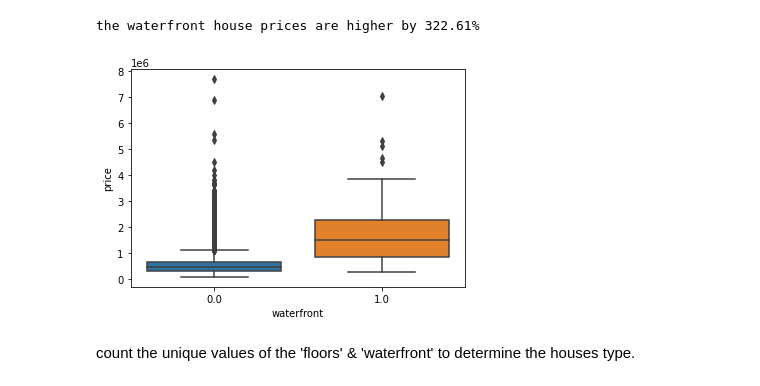
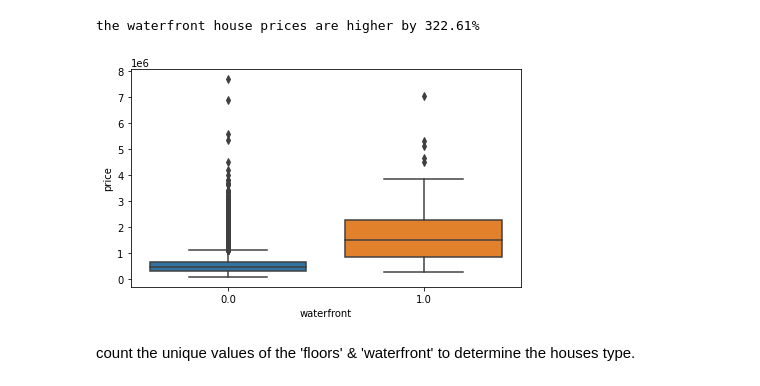
Before and after one commit to akladyous/King-County-Housing-Analysis, a Jupyter notebook: kc_house_prediction.ipynb, the cells around one changed output. Saved outputs shown, nothing was run; the diff lists cells and outputs as text; code cells hidden in the pictures.

```diff
--- a/kc_house_prediction.ipynb
+++ b/kc_house_prediction.ipynb
@@ -223,11 +231,11 @@ print(f"{'the waterfront house prices are higher by'} {(waterfront_1/waterfront_
 the waterfront house prices are higher by 322.61%
 # %%
 fig, ax1 = plt.subplots(ncols=1, sharey=True)
-fig.set_size_inches(6,4)
+fig.set_size_inches(7,4)
 sns.axes_style()
 waterfront_bp = sns.boxplot(x=df['waterfront'], y=df['price'], ax=ax1)
 # %% [output]
-[figure, old version]
+[figure, new version]
 # %% [markdown]
 count the unique values of the 'floors' & 'waterfront' to determine the houses type.
 # %%
```
Also changed, not shown: parts of 16 cells of this notebook, 2 other files.
